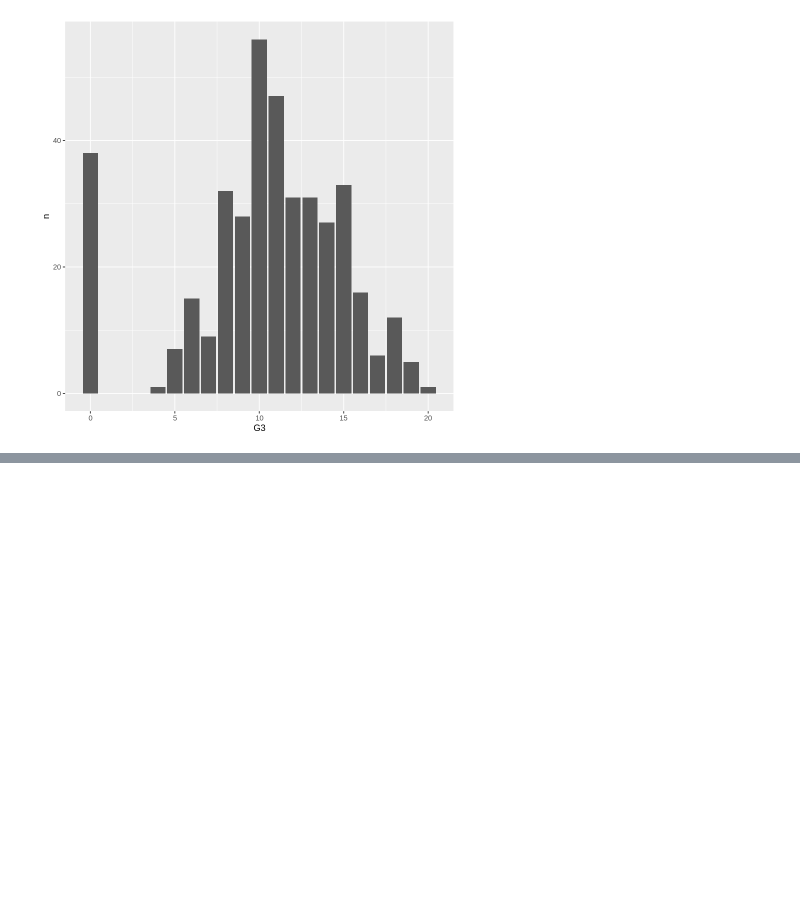
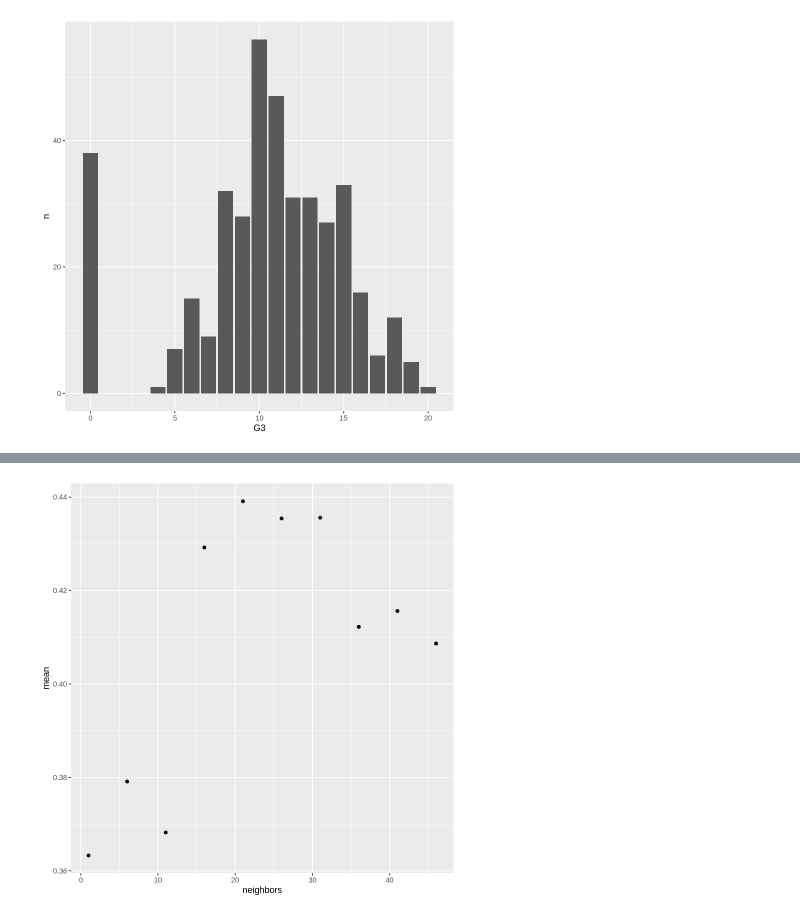
Before and after one commit to edsters78/DSCI100_Project, a Jupyter notebook: project.ipynb, the cells around one changed output, grey strips where cells are left out. Cells and saved outputs as stored; diff of their text form; code cells hidden in the pictures; blank space fills up the shorter version.

Commit message:
Categorized grade into 5 categories, findings are at bottom of the page

```diff
--- a/project.ipynb
+++ b/project.ipynb
@@ -372,0 +206,11 @@ A tibble: 2 × 3
+# %%
+#creating dataset and categorizing grade
+student_data_1 <- student_data_clean %>%
+    select(traveltime, studytime,absences, G3)
+student_data_F <- mutate(student_data_1, G3 = case_when(G3 %in% (0:3) ~ "F",
+                                                       G3 %in% (4:7) ~ "D",
+                                                       G3 %in% (8:11) ~ "C",
+                                                       G3 %in% (12:15) ~ "B",
+                                                       G3 %in% (16:20) ~ "A"),
+                        G3 = as.factor(G3))
+student_data_F
@@ -372,0 +232,26 @@ A tibble: 2 × 3
+# %%
+#splitting into training and testing set
+sdf_split <- initial_split(student_data_F, prop = 0.75, strata = G3)
+sdf_train <- training(sdf_split)
+sdf_test <- testing(sdf_split)
+
+#creating recipe, vfold, tune, and k_vals
+sdf_recipe <- recipe(G3 ~., data = sdf_train) %>%
+    step_scale(all_predictors()) %>%
+    step_center(all_predictors())
+
+sdf_vfold<- vfold_cv(sdf_train, v = 5, strata = G3)
+
+sdf_tune <- nearest_neighbor(weight_fun = "rectangular", neighbors = tune()) %>%
+    set_engine("kknn") %>%
+    set_mode("classification")
+
+k_vals <- tibble(neighbors = seq(from = 1, to = 50, by = 5))
+# %%
+#calculating best k
+sdf_results <- workflow() %>%
+    add_recipe(sdf_recipe) %>%
+    add_model(sdf_tune) %>%
+    tune_grid(resamples = sdf_vfold, grid = k_vals) %>%
+    collect_metrics
+sdf_results
@@ -372,0 +273,7 @@ A tibble: 2 × 3
+# %%
+sdf_results %>%
+    filter(.metric == "accuracy") %>%
+    ggplot(aes(x = neighbors, y = mean)) +
+        geom_point()
+# %% [output]
+[figure, added]
```
Also changed, not shown: parts of 12 cells of this notebook.
